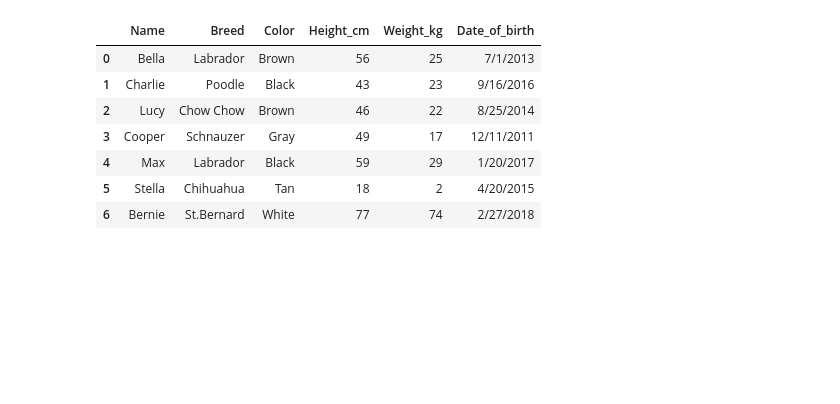
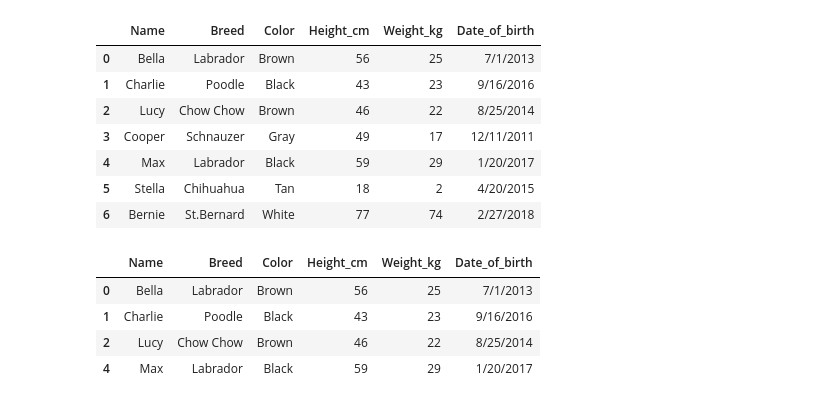
Before and after one commit to Syeda-Eman/40-days-of-Python, a Jupyter notebook: Day_22.ipynb, the cells around one changed output. Cells and saved outputs as stored; diff of their text form; code cells hidden in the pictures; blank space fills up the shorter version.

```diff
--- a/Day_22.ipynb
+++ b/Day_22.ipynb
@@ -258,3 +258,13 @@ dogs[(dogs["Breed"] == "Labrador") & (dogs["Color"])]
 | 4 | Max | Labrador | Black | 59 | 29 | 1/20/2017 |
 | 5 | Stella | Chihuahua | Tan | 18 | 2 | 4/20/2015 |
 | 6 | Bernie | St.Bernard | White | 77 | 74 | 2/27/2018 |
+# %%
+#subsetting using .isin()
+is_black_or_brown = dogs["Color"].isin(["Black", "Brown"])
+dogs[is_black_or_brown]
+# %% [output]
+|  | Name | Breed | Color | Height_cm | Weight_kg | Date_of_birth |
+| 0 | Bella | Labrador | Brown | 56 | 25 | 7/1/2013 |
+| 1 | Charlie | Poodle | Black | 43 | 23 | 9/16/2016 |
+| 2 | Lucy | Chow Chow | Brown | 46 | 22 | 8/25/2014 |
+| 4 | Max | Labrador | Black | 59 | 29 | 1/20/2017 |
```
